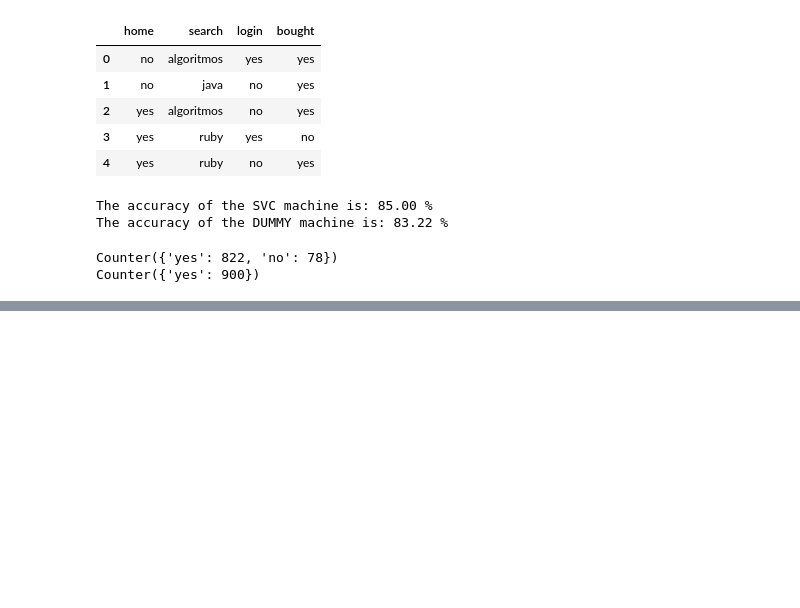
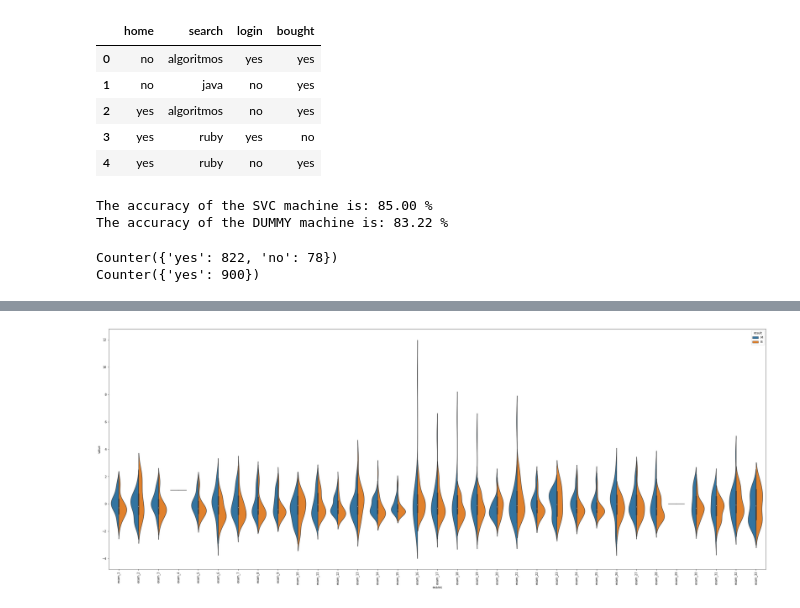
Before and after one commit to Dufyz/My_Laboratory, a Jupyter notebook: Jupyter Lab/library's/sklearn_library/scikit-learn_library.ipynb, the cells around one changed output, grey strips where cells are left out. Cells and saved outputs as stored; diff of their text form; code cells hidden in the pictures; blank space fills up the shorter version.

```diff
--- a/Jupyter Lab/library's/sklearn_library/scikit-learn_library.ipynb
+++ b/Jupyter Lab/library's/sklearn_library/scikit-learn_library.ipynb
@@ -628,0 +781,23 @@ Counter({'yes': 900})
+# %%
+def graph():
+    # Adaptando nossos dados para visualização
+    df_x_plot = scaler.transform(df_x)
+    df_x_plot = pd.DataFrame(data= df_x_plot, columns= df_raw_x.keys())
+
+    df_plot = pd.concat([df_y, df_x_plot], axis= 1)
+    df_plot = pd.melt(df_plot, id_vars= 'result', value_name= 'value', var_name= 'exams')
+
+    # Visualização dos nossos dados
+
+    plt.figure(figsize=(40,15))
+    plt.xticks(rotation = 90)
+
+    plot_01 = sns.violinplot(x = "exams", y = "value",
+                hue = "result", data = df_plot, split= True)
+
+
+    plot_01
+
+graph()
+# %% [output]
+[figure, added]
```
Also changed, not shown: parts of 16 cells of this notebook, 3 other files.
